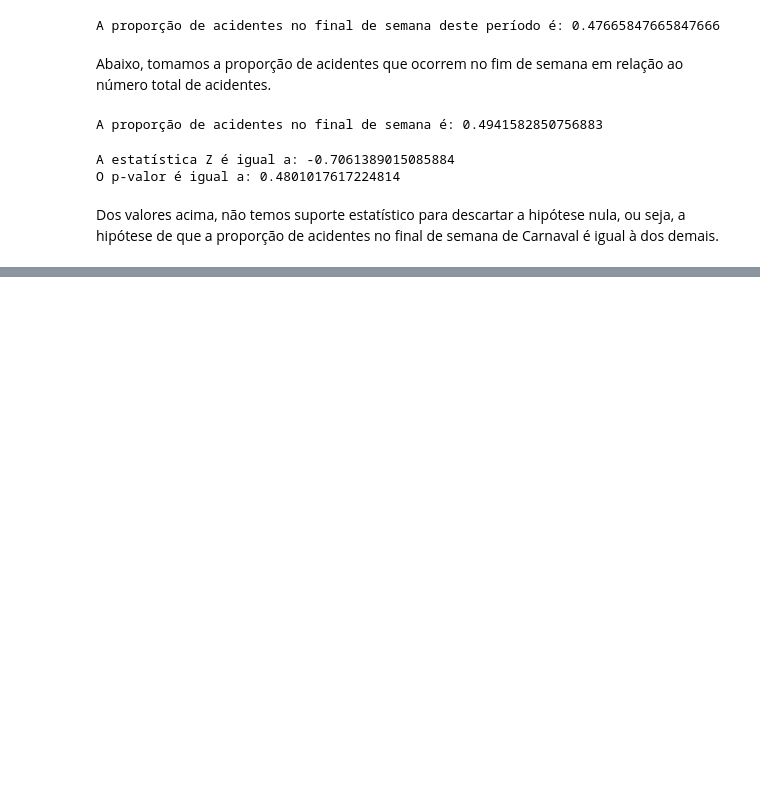
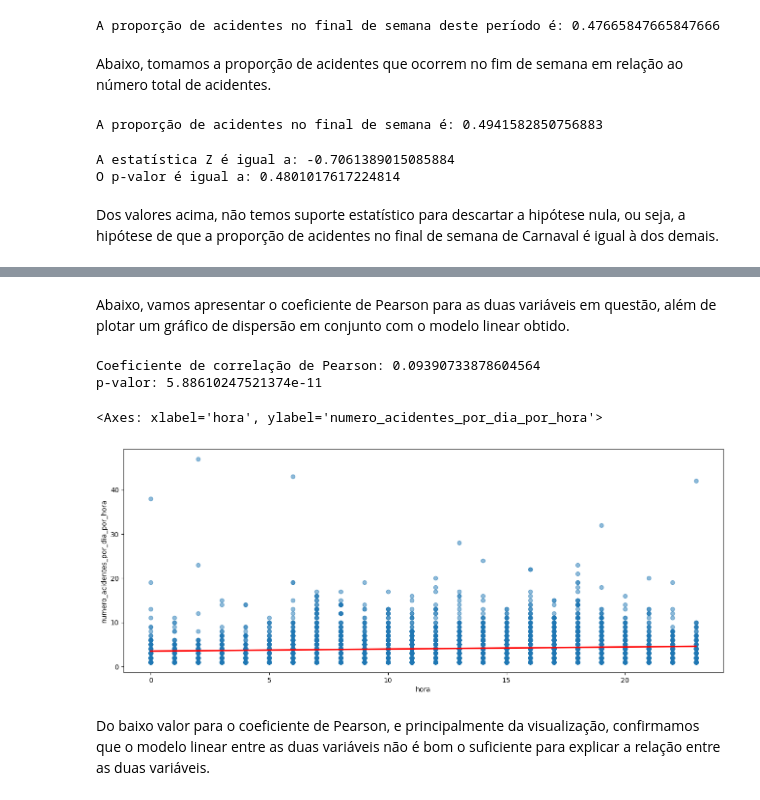
Before and after one commit to andrey-lolobrigida/acidentes-transito-sc-2023, a Jupyter notebook: notebooks/acidentes.ipynb, the cells around one changed output, grey strips where cells are left out. Drawn from its saved outputs; the diff is of its cells as text; code cells hidden in the pictures; blank space fills up the shorter version.

```diff
--- a/notebooks/acidentes.ipynb
+++ b/notebooks/acidentes.ipynb
@@ -638,0 +680,30 @@ sns.boxplot(data=n_acidentes_por_hora_df_1.sort_values('hora'),
+# %% [markdown]
+Abaixo, vamos apresentar o coeficiente de Pearson para as duas variáveis em questão, além de plotar um gráfico de dispersão em conjunto com o modelo linear obtido.
+# %%
+correlation, p_value = stats.pearsonr(
+    n_acidentes_por_hora_df_1['hora'],
+    n_acidentes_por_hora_df_1['numero_acidentes_por_dia_por_hora']
+)
+
+print(f"Coeficiente de correlação de Pearson: {correlation}")
+print(f"p-valor: {p_value}")
+# %% [output]
+Coeficiente de correlação de Pearson: 0.09390733878604564
+p-valor: 5.88610247521374e-11
+# %%
+n_acidentes_por_hora_df_1['hora'] = pd.to_numeric(n_acidentes_por_hora_df_1['hora'], errors='coerce')
+
+fig, ax0 = plt.subplots(1, 1, figsize = (16,6))
+ax0.set_xlabel(' ')
+
+sns.regplot(data=n_acidentes_por_hora_df_1.sort_values('hora'),
+            x='hora',
+            y='numero_acidentes_por_dia_por_hora',
+            ax=ax0,
+            scatter_kws={'alpha':0.5},
+            line_kws={'color': 'red'})
+# %% [output]
+<Axes: xlabel='hora', ylabel='numero_acidentes_por_dia_por_hora'>
+[figure, added]
+# %% [markdown]
+Do baixo valor para o coeficiente de Pearson, e principalmente da visualização, confirmamos que o modelo linear entre as duas variáveis não é bom o suficiente para explicar a relação entre as duas variáveis.
```
Also changed, not shown: parts of 28 cells of this notebook.
